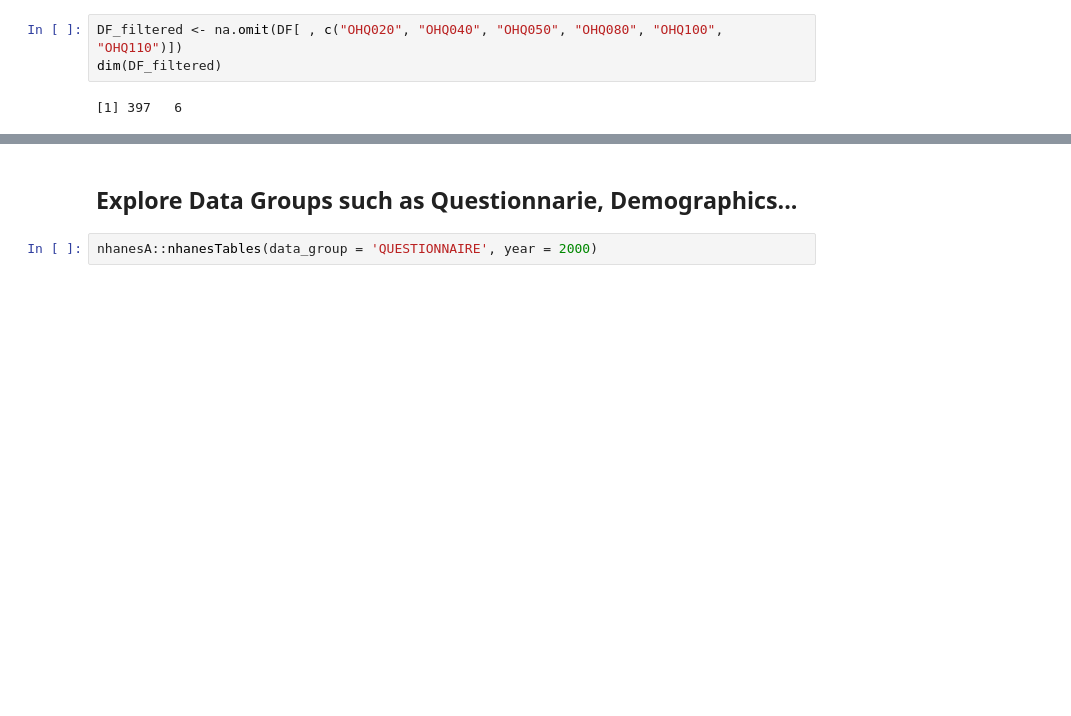
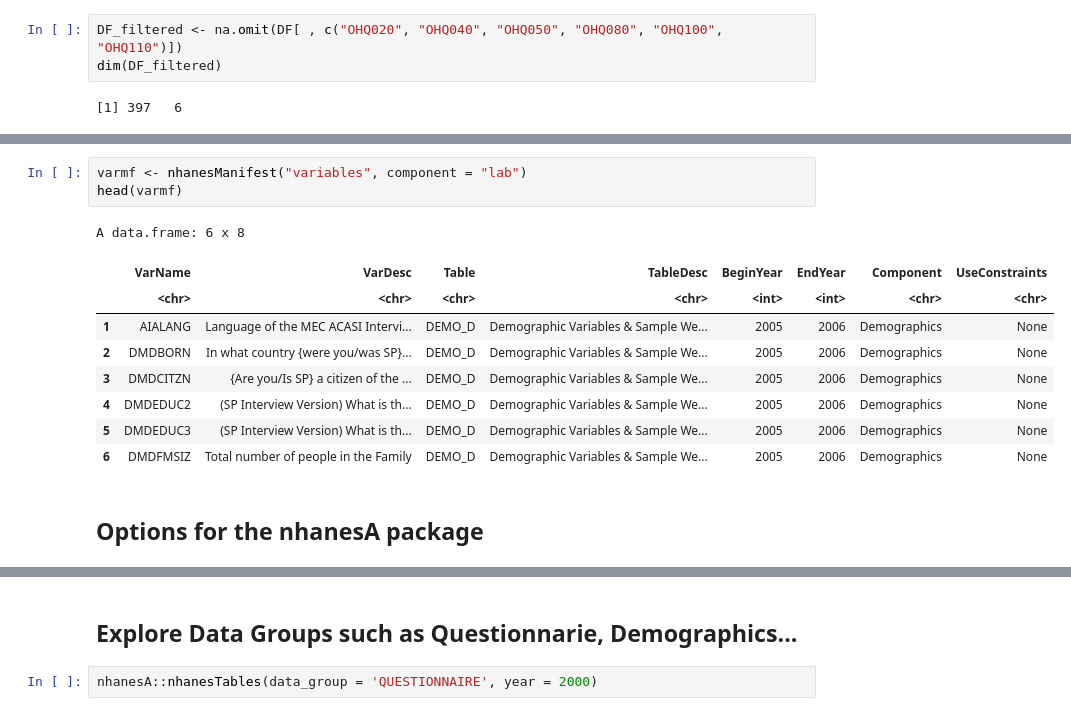
Before and after one commit to silvano315/Med-Physics, a Jupyter notebook: notebooks/NHANES_analysis.ipynb, the cells around one changed output, grey strips where cells are left out. Saved outputs shown, nothing was run; the diff lists cells and outputs as text; blank space fills up the shorter version.

```diff
--- a/notebooks/NHANES_analysis.ipynb
+++ b/notebooks/NHANES_analysis.ipynb
@@ -99,0 +216,15 @@ dim(DF_filtered)
+# %%
+varmf <- nhanesManifest("variables", component = "lab")
+head(varmf)
+# %% [output]
+A data.frame: 6 x 8
+|  | VarName | VarDesc | Table | TableDesc | BeginYear | EndYear | Component | UseConstraints |
+|  | <chr> | <chr> | <chr> | <chr> | <int> | <int> | <chr> | <chr> |
+| 1 | AIALANG | Language of the MEC ACASI Intervi... | DEMO_D | Demographic Variables & Sample We... | 2005 | 2006 | Demographics | None |
+| 2 | DMDBORN | In what country {were you/was SP}... | DEMO_D | Demographic Variables & Sample We... | 2005 | 2006 | Demographics | None |
+| 3 | DMDCITZN | {Are you/Is SP} a citizen of the ... | DEMO_D | Demographic Variables & Sample We... | 2005 | 2006 | Demographics | None |
+| 4 | DMDEDUC2 | (SP Interview Version) What is th... | DEMO_D | Demographic Variables & Sample We... | 2005 | 2006 | Demographics | None |
+| 5 | DMDEDUC3 | (SP Interview Version) What is th... | DEMO_D | Demographic Variables & Sample We... | 2005 | 2006 | Demographics | None |
+| 6 | DMDFMSIZ | Total number of people in the Family | DEMO_D | Demographic Variables & Sample We... | 2005 | 2006 | Demographics | None |
+# %% [markdown]
+## Options for the nhanesA package
```
Also changed, not shown: parts of 26 cells of this notebook.
